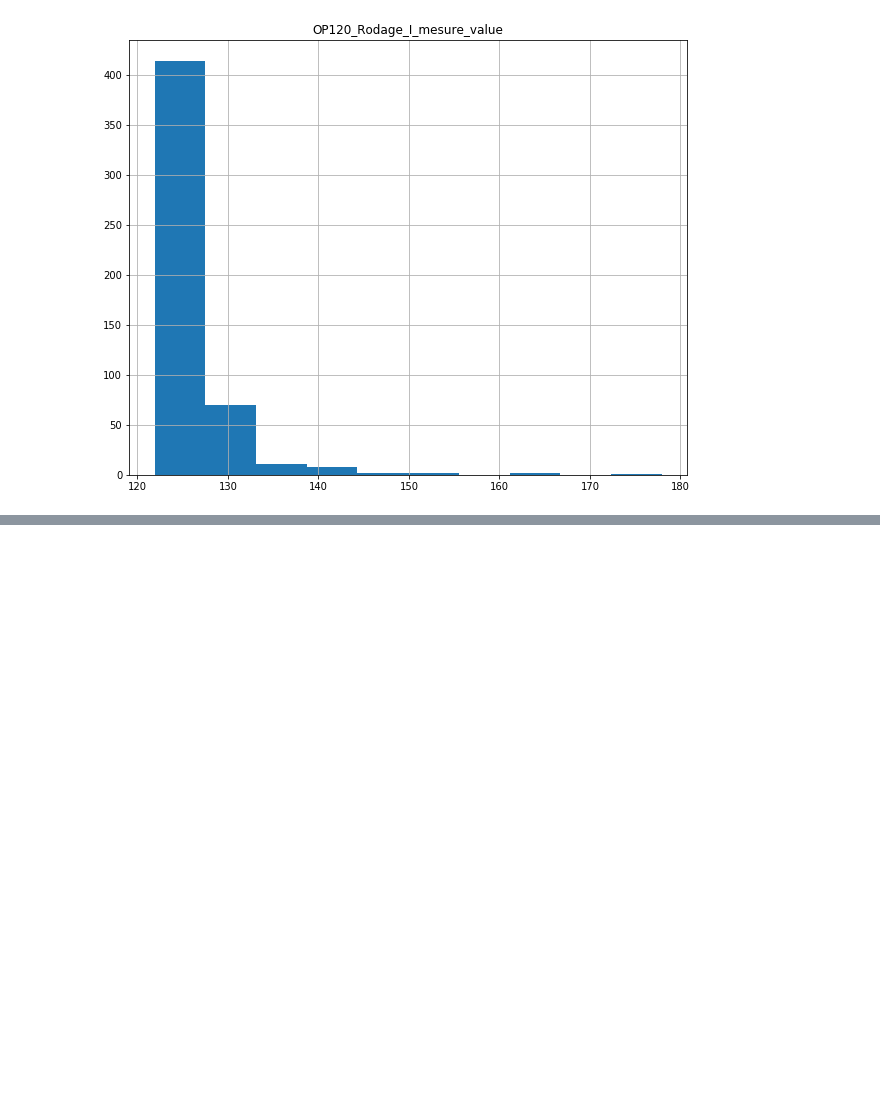
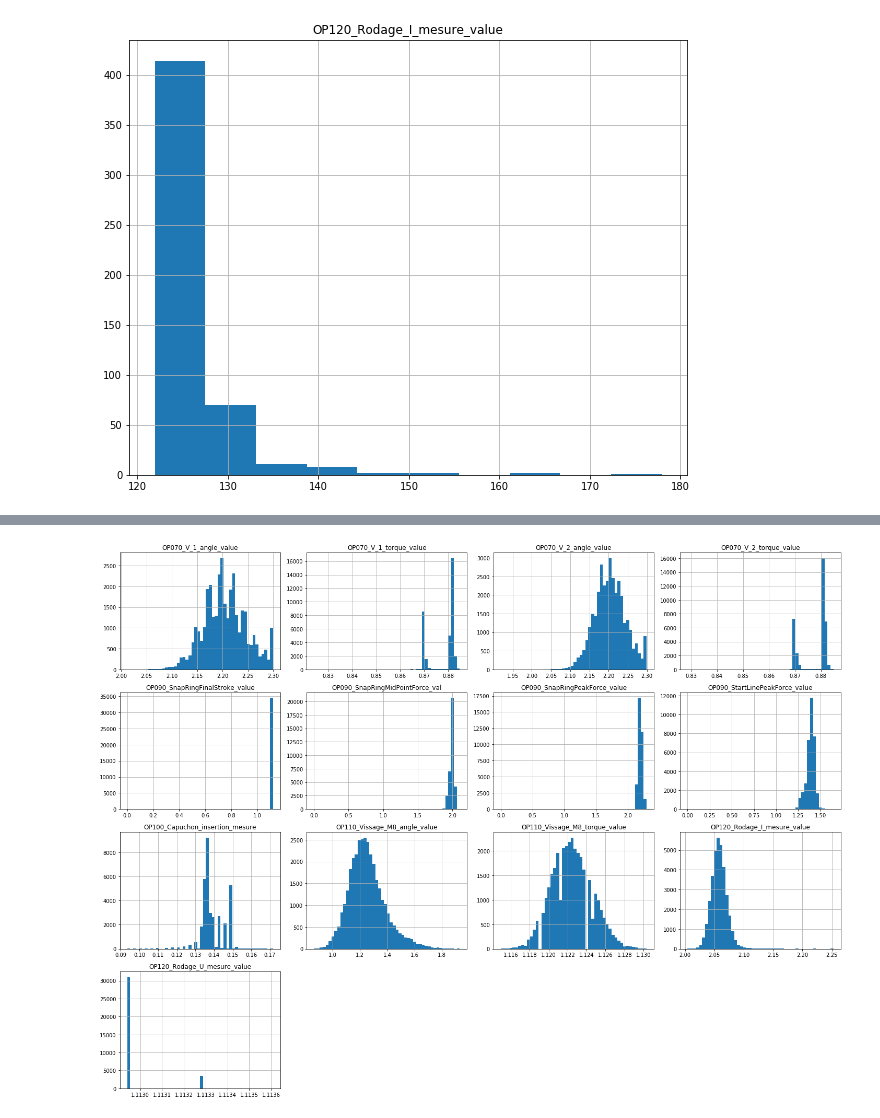
Before and after one commit to W-Alphonse/EXED-Training, a Jupyter notebook: ___VALEO/src/notebooks/valeo.ipynb, the cells around one changed output, grey strips where cells are left out. Cells and saved outputs as stored; diff of their text form; code cells hidden in the pictures; blank space fills up the shorter version.

```diff
--- a/___VALEO/src/notebooks/valeo.ipynb
+++ b/___VALEO/src/notebooks/valeo.ipynb
@@ -387,0 +237,5 @@ data_out.plot(kind="scatter", x="OP070_V_2_torque_value", y = "OP070_V_1_torque_
+# %%
+tsf = transf.Transformer()
+X_data_offset_1 = X_data + 1
+X_data_transformed_log10 = tsf.iterative_imputer_transform(X_data_offset_1.applymap(np.log10))
+# print(X_data_transformed_log10.head(10))
@@ -387,0 +260,4 @@ data_out.plot(kind="scatter", x="OP070_V_2_torque_value", y = "OP070_V_1_torque_
+# %%
+ImgUtil.save_df_as_hist(X_data_transformed_log10,"X_data_transformed_log10")
+plt.show()
+# %% [output]
@@ -387,0 +266 @@ data_out.plot(kind="scatter", x="OP070_V_2_torque_value", y = "OP070_V_1_torque_
+[figure, added]
```
Also changed, not shown: parts of 37 cells of this notebook, 6 other files.
